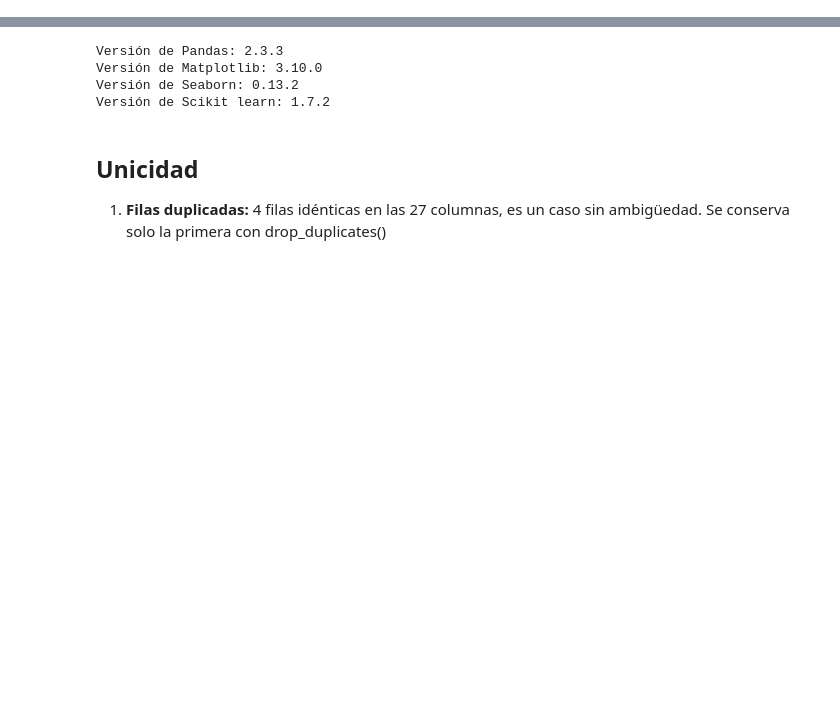
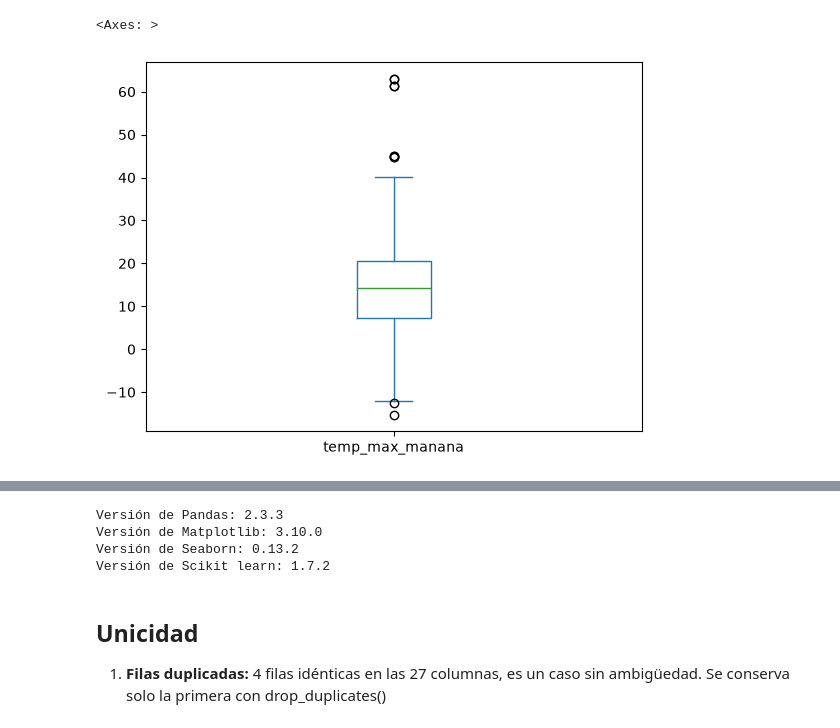
Before and after one commit to lauraS191/MaterialDeClase-ISIS-2611, a Jupyter notebook: 202620/Laboratorios/L1/Laboratorio 1.ipynb, the cells around one changed output, grey strips where cells are left out. Cells and saved outputs as stored; diff of their text form; code cells hidden in the pictures; blank space fills up the shorter version.

```diff
--- a/202620/Laboratorios/L1/Laboratorio 1.ipynb
+++ b/202620/Laboratorios/L1/Laboratorio 1.ipynb
@@ -26,0 +213,5 @@ dataPrueba = datosPrueba.copy()
+# %%
+data['temp_max_manana'].plot.box()
+# %% [output]
+<Axes: >
+[figure, added]
```
Also changed, not shown: parts of 34 cells of this notebook.
